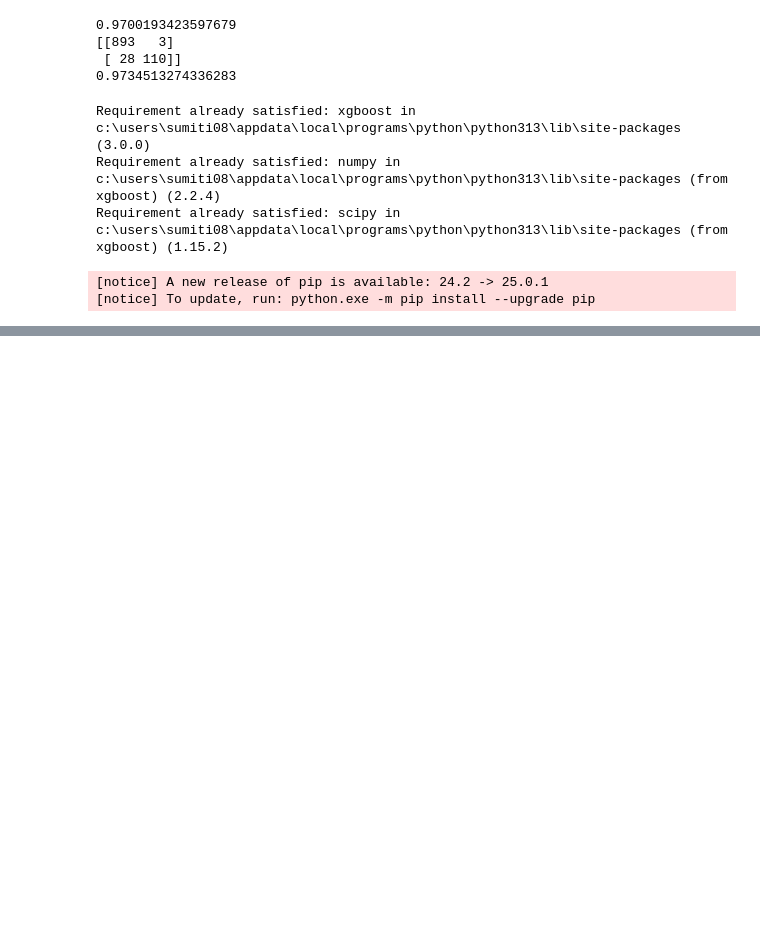
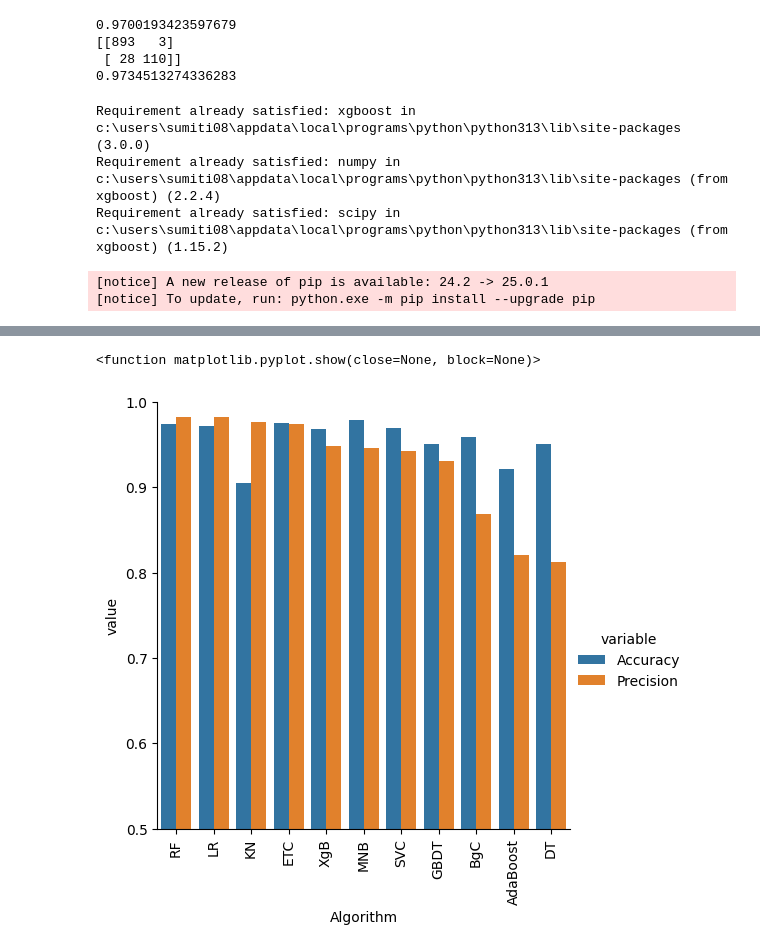
Before and after one commit to sumitivhatkar/spam, a Jupyter notebook: sms spam detection.ipynb, the cells around one changed output, grey strips where cells are left out. Cells and saved outputs as stored; diff of their text form; code cells hidden in the pictures; blank space fills up the shorter version.

```diff
--- a/sms spam detection.ipynb
+++ b/sms spam detection.ipynb
@@ -755,0 +879,6 @@ NameError: name 'accuracy' is not defined
+# %%
+mnb.fit(x_train,y_train)
+y_predict2 = mnb.predict(x_test)
+print(accuracy_score(y_test,y_predict2))
+print(confusion_matrix(y_test,y_predict2))
+print(precision_score(y_test,y_predict2))
@@ -755,0 +890,6 @@ NameError: name 'accuracy' is not defined
+# %%
+bnb.fit(x_train,y_train)
+y_predict3 = bnb.predict(x_test)
+print(accuracy_score(y_test,y_predict3))
+print(confusion_matrix(y_test,y_predict3))
+print(precision_score(y_test,y_predict3))
@@ -755,0 +988,2 @@ NameError: name 'accuracy' is not defined
+# %%
+performance_df = pd.DataFrame({'Algorithm': list(clfs.keys()),'Accuracy': accuracy_scores,'Precision': precision_scores}).sort_values('Precision', ascending=False)
@@ -755,0 +1005,2 @@ NameError: name 'accuracy' is not defined
+# %%
+performance_df1 = pd.melt(performance_df, id_vars = 'Algorithm')
@@ -755,0 +1027,8 @@ NameError: name 'accuracy' is not defined
+# %%
+sns.catplot(x = 'Algorithm', y = 'value', hue = 'variable', data = performance_df1, kind ='bar', height=5)
+plt.ylim(0.5,1.0)
+plt.xticks(rotation = 'vertical')
+plt.show
+# %% [output]
+<function matplotlib.pyplot.show(close=None, block=None)>
+[figure, added]
```
Also changed, not shown: parts of 62 cells of this notebook, 1 other file.
